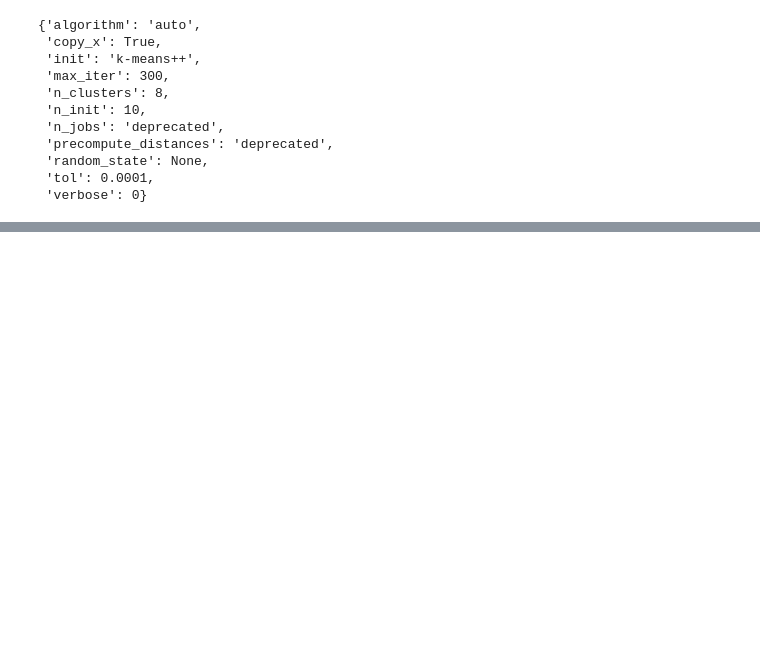
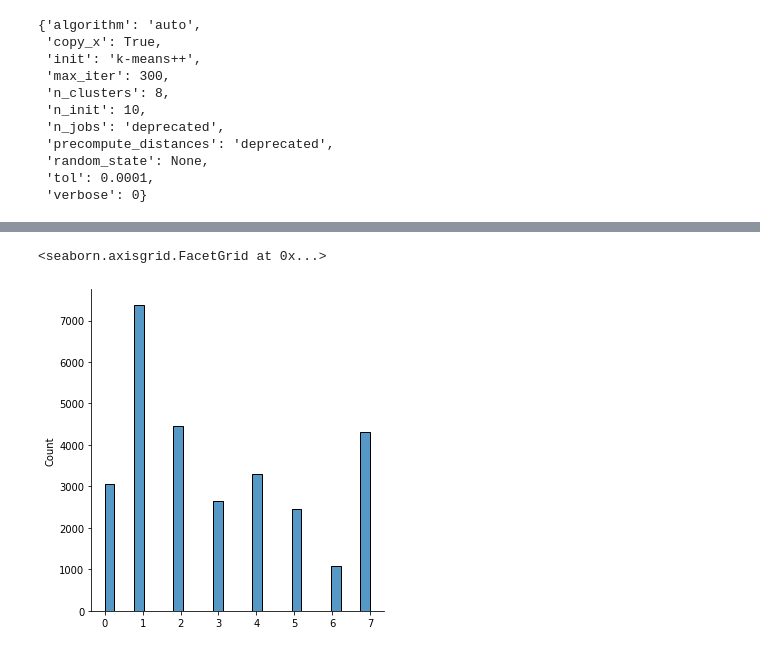
Before and after one commit to mycoalchen/KMeansProject, a Jupyter notebook: simple.ipynb, the cells around one changed output, grey strips where cells are left out. Drawn from its saved outputs; the diff is of its cells as text; code cells hidden in the pictures; blank space fills up the shorter version.

```diff
--- a/simple.ipynb
+++ b/simple.ipynb
@@ -256 +279,8 @@ print(ourFit.centroids)
+# %%
+sns.displot(scikitFit.labels_)
+# yeet the curve
+# label the axes
+# %% [output]
+<seaborn.axisgrid.FacetGrid at 0x...>
+[figure, added]
 # %%
```
Also changed, not shown: parts of 8 cells of this notebook.
